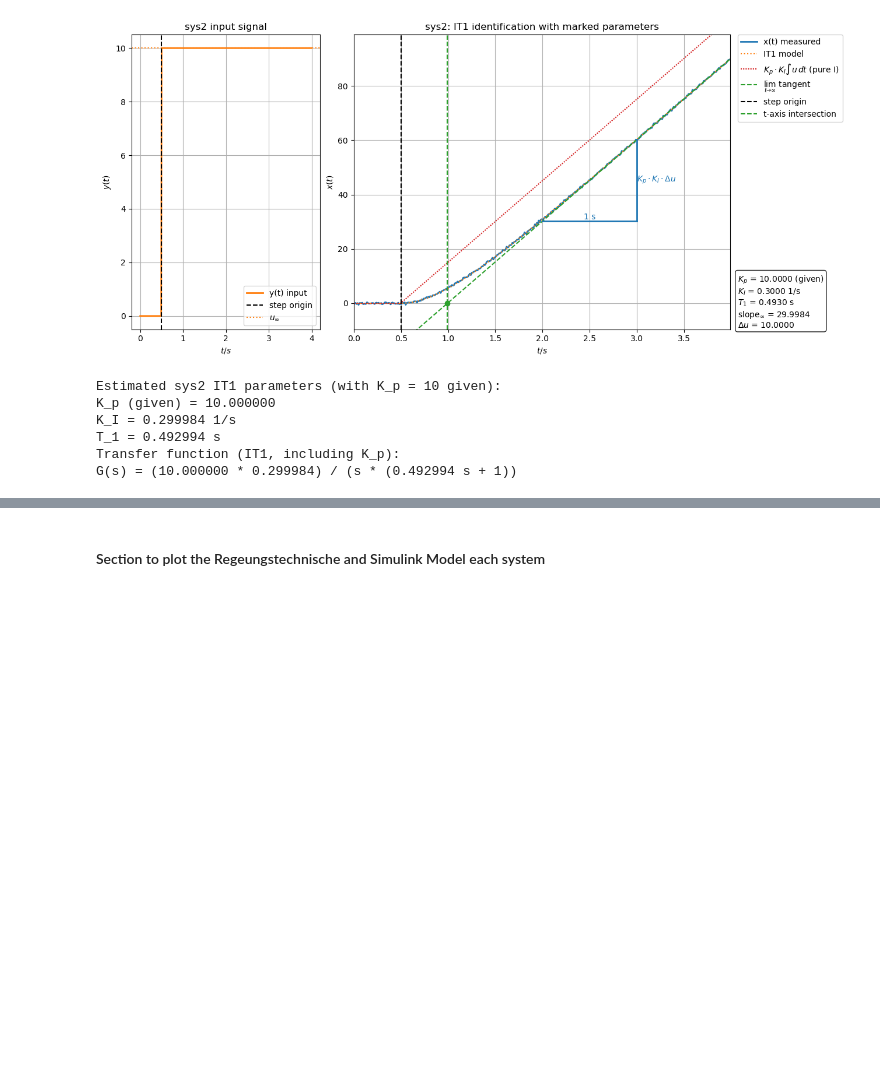
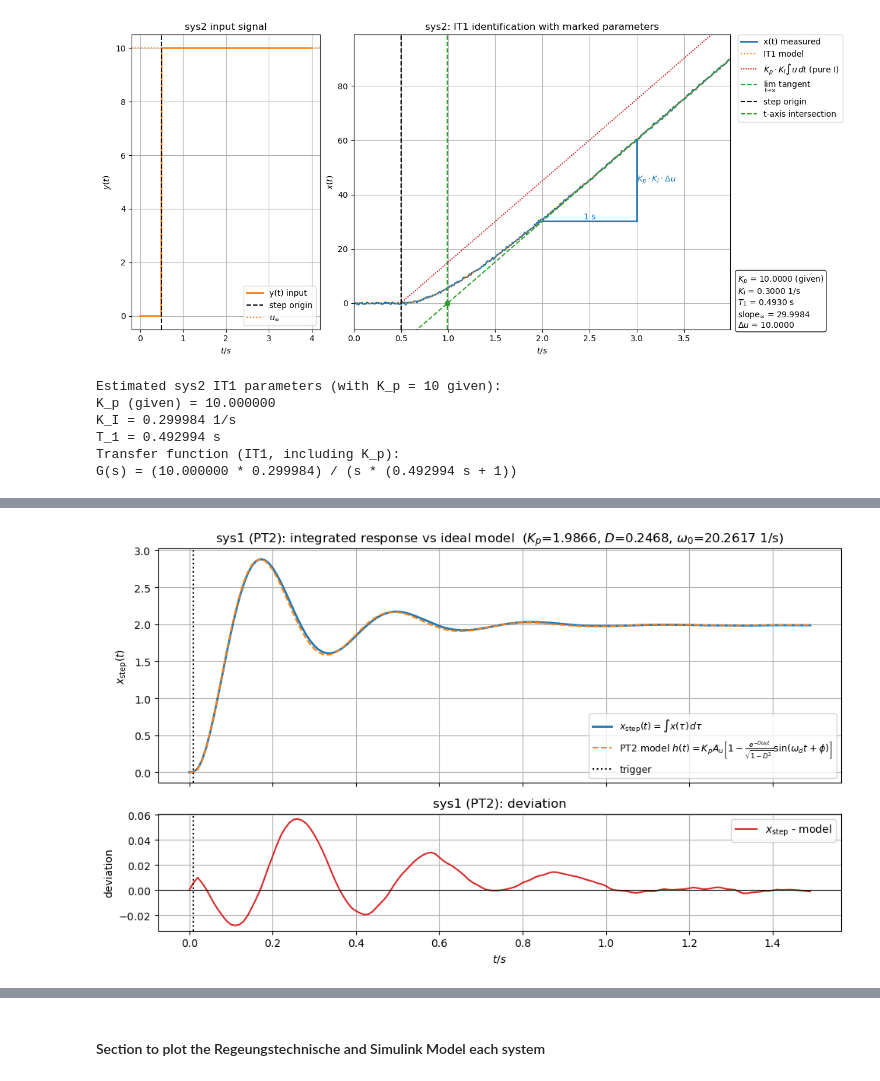
Before and after one commit to janisgra/RTP-T2, a Jupyter notebook: 02_Preperations/RTP-T2-analysis.ipynb, the cells around one changed output, grey strips where cells are left out. Saved outputs shown, nothing was run; the diff lists cells and outputs as text; code cells hidden in the pictures; blank space fills up the shorter version.

```diff
--- a/02_Preperations/RTP-T2-analysis.ipynb
+++ b/02_Preperations/RTP-T2-analysis.ipynb
@@ -1064,0 +1147,83 @@ G(s) = (10.000000 * 0.299984) / (s * (0.492994 s + 1))
+# %%
+# sys1 (PT2) deviation: integrated step response vs ideal h(t) = K_p [1 - e^{-D w0 t}/sqrt(1-D^2) sin(w_d t + phi)]
+t = data1[:, 0]
+u = data1[:, 1]
+x = data1[:, 2]
+
+def cumtrapz_zero(y_, t_):
+    seg = 0.5 * (y_[1:] + y_[:-1]) * np.diff(t_)
+    return np.concatenate(([0.0], np.cumsum(seg)))
+
+# Trigger detection on the impulse-like input.
+u_min = float(np.min(u))
+u_max = float(np.max(u))
+u_mid = 0.5 * (u_min + u_max)
+trigger_candidates = np.where((u[:-1] < u_mid) & (u[1:] >= u_mid))[0]
+trigger_idx_1 = trigger_candidates[0] + 1 if len(trigger_candidates) > 0 else 0
+t_step_1 = t[trigger_idx_1]
+
+# Step input / step response by integration.
+u_step_1 = cumtrapz_zero(u, t)
+x_step_1 = cumtrapz_zero(x, t)
+A_u_1 = float(u_step_1[-1])
+
+tail_start_1 = int(0.9 * len(t))
+x_step_inf_1 = float(np.mean(x_step_1[tail_start_1:]))
+K_p_1 = x_step_inf_1 / A_u_1
+
+# Damping & natural frequency from overshoot and peak time.
+post_1 = np.arange(trigger_idx_1, len(t))
+peak_idx_1 = int(post_1[int(np.argmax(x_step_1[post_1]))])
+x_peak_1 = float(x_step_1[peak_idx_1])
+t_max_rel_1 = max(t[peak_idx_1] - t_step_1, 0.0)
+M_p_1 = (x_peak_1 - x_step_inf_1) / x_step_inf_1
+ln_Mp_1 = np.log(M_p_1)
+D_1 = float(-ln_Mp_1 / np.sqrt(np.pi**2 + ln_Mp_1**2))
+omega_d_1 = float(np.pi / t_max_rel_1)
+omega_0_1 = float(omega_d_1 / np.sqrt(1.0 - D_1**2))
+
+# Ideal PT2 unit-step response, scaled to the actual step height A_u.
+tau = np.maximum(t - t_step_1, 0.0)
+phi = np.arctan2(np.sqrt(1.0 - D_1**2), D_1)
+x_h = K_p_1 * A_u_1 * (
+    1.0 - (np.exp(-D_1 * omega_0_1 * tau) / np.sqrt(1.0 - D_1**2)) * np.sin(omega_d_1 * tau + phi)
+)
+
+deviation = x_step_1 - x_h
+
+fig, (ax_resp, ax_dev) = plt.subplots(
+    2, 1, figsize=(10, 6), sharex=True, gridspec_kw={'height_ratios': [2, 1]}
+)
+
+ax_resp.plot(t, x_step_1, label=r'$x_\mathrm{step}(t)=\int x(\tau)\,d\tau$', linewidth=2)
+ax_resp.plot(
+    t, x_h, '--',
+    label=r'PT2 model $h(t)=K_p A_u\left[1-\frac{e^{-D\omega_0 t}}{\sqrt{1-D^2}}\sin(\omega_d t + \phi)\right]$'
+)
+ax_resp.axvline(t_step_1, color='black', linestyle=':', label='trigger')
+ax_resp.set_ylabel(r'$x_\mathrm{step}(t)$')
+ax_resp.set_title(
+    f'sys1 (PT2): integrated response vs ideal model  '
+    f'($K_p$={K_p_1:.4f}, $D$={D_1:.4f}, $\\omega_0$={omega_0_1:.4f} 1/s)'
+)
+ax_resp.grid()
+ax_resp.legend(loc='lower right', fontsize=9)
+
+ax_dev.plot(t, deviation, color='tab:red', label=r'$x_\mathrm{step}$ - model')
+ax_dev.axhline(0.0, color='black', linewidth=0.8)
+ax_dev.axvline(t_step_1, color='black', linestyle=':')
+ax_dev.set_xlabel('$t/s$')
+ax_dev.set_ylabel('deviation')
+ax_dev.set_title('sys1 (PT2): deviation')
+ax_dev.grid()
+ax_dev.legend(loc='best')
+
+plt.tight_layout()
+plt.show()
+fig.savefig('figure_out/sys1_pt2_deviation.' + fileformat, dpi=resolution, bbox_inches='tight')
+
+rmse_1 = float(np.sqrt(np.mean(deviation**2)))
+mae_1 = float(np.mean(np.abs(deviation)))
+print(f'sys1 PT2 deviation -> RMSE={rmse_1:.6f}, MAE={mae_1:.6f}, max|err|={float(np.max(np.abs(deviation))):.6f}')
+# %% [output]
+[figure, added]
```
Also changed, not shown: parts of 7 cells of this notebook, 22 other files.
